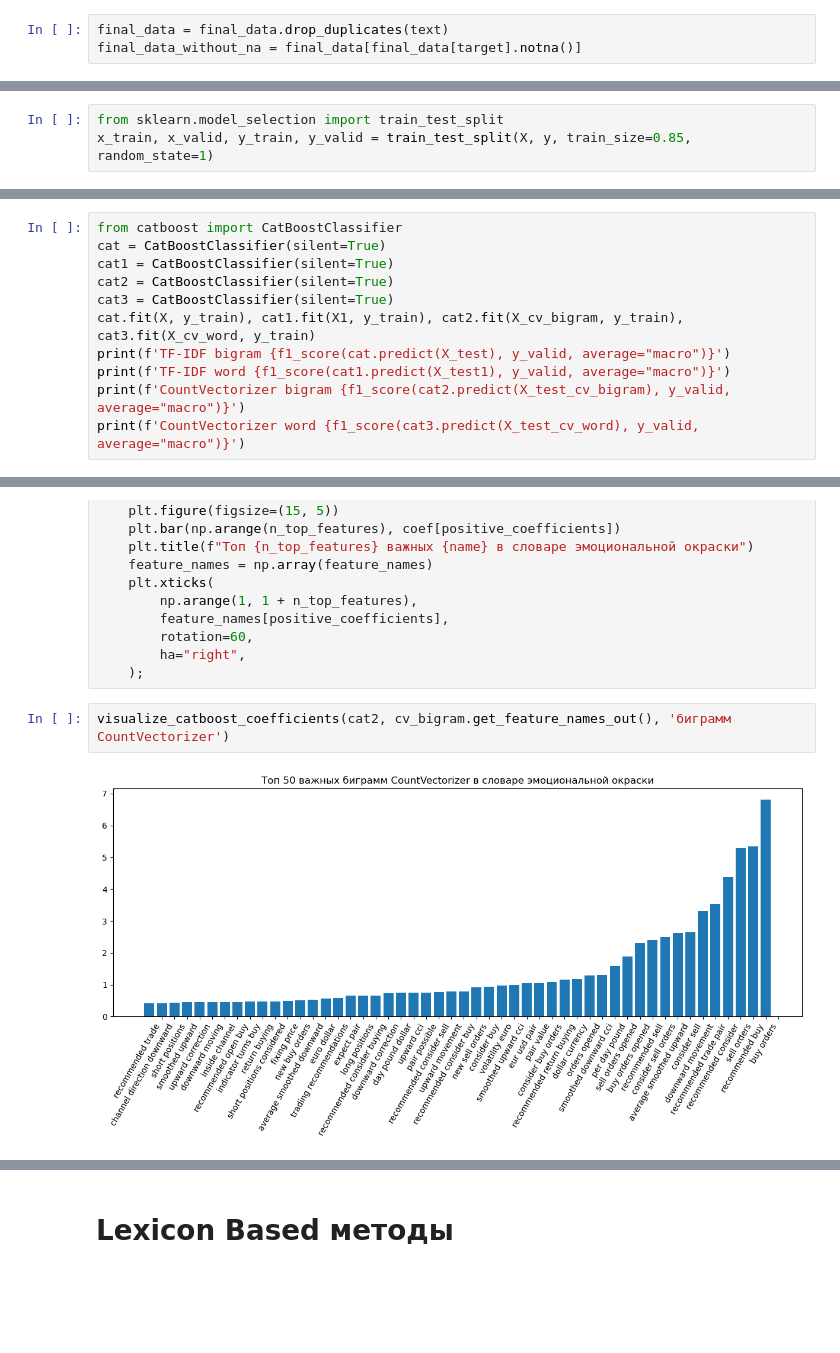
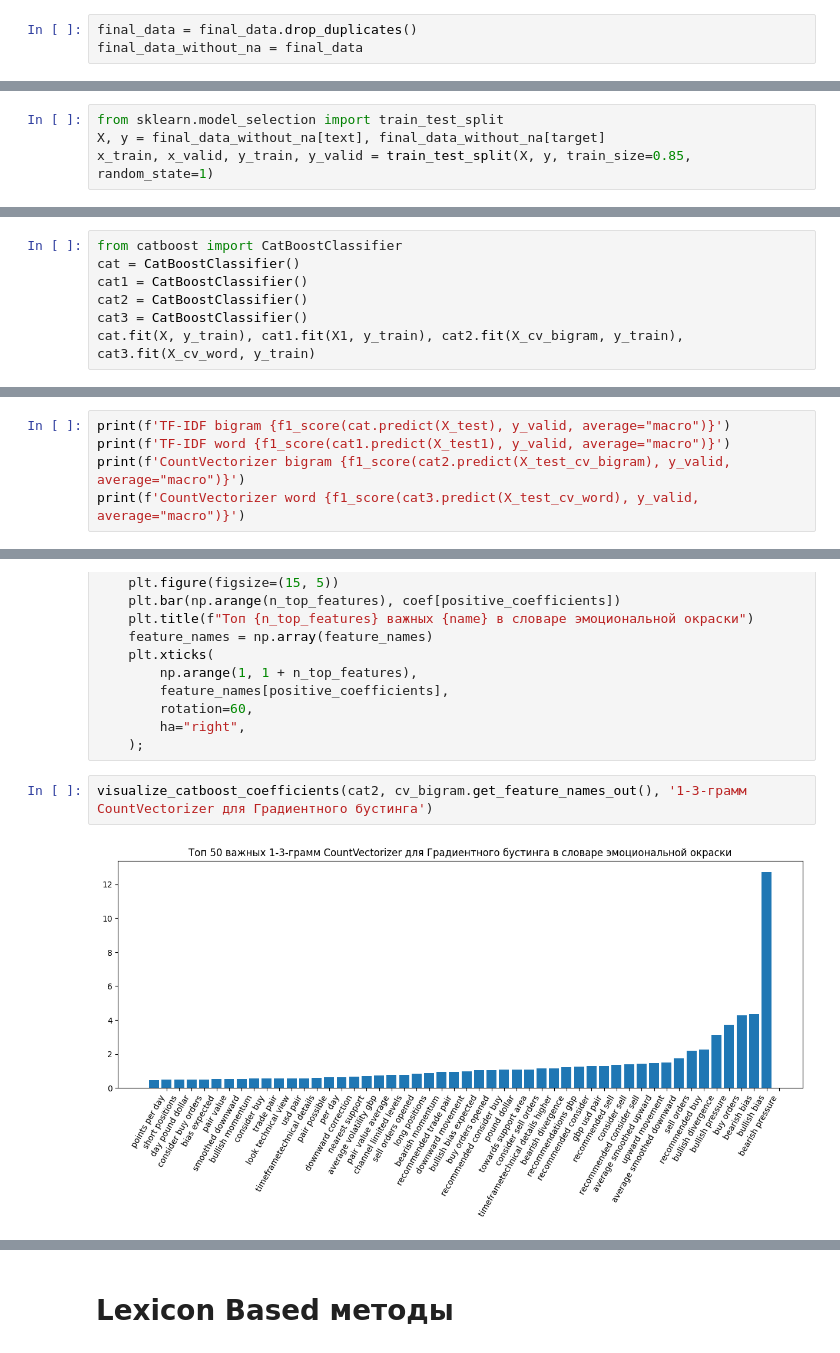
Before and after one commit to AndreiZaycev/Dictionaries-of-emotional-assessment-in-finance, a Jupyter notebook: Sentiment analysis/financial_analysis.ipynb, the cells around one changed output, grey strips where cells are left out. Saved outputs shown, nothing was run; the diff lists cells and outputs as text; blank space fills up the shorter version.

```diff
--- a/Sentiment analysis/financial_analysis.ipynb
+++ b/Sentiment analysis/financial_analysis.ipynb
@@ -165,6 +211,6 @@ model = AutoModelForSequenceClassification.from_pretrained("ProsusAI/finbert")
 # %%
-final_data = final_data.drop_duplicates(text)
-final_data_without_na = final_data[final_data[target].notna()]
+final_data = final_data.drop_duplicates()
+final_data_without_na = final_data
 # %%
 final_data_without_na.shape
 # %% [output]
@@ -313,5 +378,6 @@ NameError: name 'tokenizer' is not defined
 # %%
 from sklearn.model_selection import train_test_split
+X, y = final_data_without_na[text], final_data_without_na[target]
 x_train, x_valid, y_train, y_valid = train_test_split(X, y, train_size=0.85, random_state=1)
 # %%
 from sklearn.feature_extraction.text import TfidfVectorizer
@@ -512,0 +561,7 @@ ResourceWarning: Enable tracemalloc to get the object allocation traceback
+# %%
+from catboost import CatBoostClassifier
+cat = CatBoostClassifier()
+cat1 = CatBoostClassifier()
+cat2 = CatBoostClassifier()
+cat3 = CatBoostClassifier()
+cat.fit(X, y_train), cat1.fit(X1, y_train), cat2.fit(X_cv_bigram, y_train), cat3.fit(X_cv_word, y_train)
@@ -513,10 +590,4 @@ ResourceWarning: Enable tracemalloc to get the object allocation traceback
 # %%
-from catboost import CatBoostClassifier
-cat = CatBoostClassifier(silent=True)
-cat1 = CatBoostClassifier(silent=True)
-cat2 = CatBoostClassifier(silent=True)
-cat3 = CatBoostClassifier(silent=True)
-cat.fit(X, y_train), cat1.fit(X1, y_train), cat2.fit(X_cv_bigram, y_train), cat3.fit(X_cv_word, y_train)
 print(f'TF-IDF bigram {f1_score(cat.predict(X_test), y_valid, average="macro")}')
 print(f'TF-IDF word {f1_score(cat1.predict(X_test1), y_valid, average="macro")}')
 print(f'CountVectorizer bigram {f1_score(cat2.predict(X_test_cv_bigram), y_valid, average="macro")}')
@@ -714,9 +840,9 @@ def visualize_catboost_coefficients(classifier, feature_names, name, n_top_featu
         ha="right",
     );
 # %%
-visualize_catboost_coefficients(cat2, cv_bigram.get_feature_names_out(), 'биграмм CountVectorizer')
+visualize_catboost_coefficients(cat2, cv_bigram.get_feature_names_out(), '1-3-грамм CountVectorizer для Градиентного бустинга')
 # %% [output]
-[figure, old version]
+[figure, new version]
 # %%
 visualize_coefficients(best, tfid_bigram.get_feature_names_out(), 'биграмм TF-IDF')
 # %% [output]
```
Also changed, not shown: parts of 58 cells of this notebook, 4 other files.
